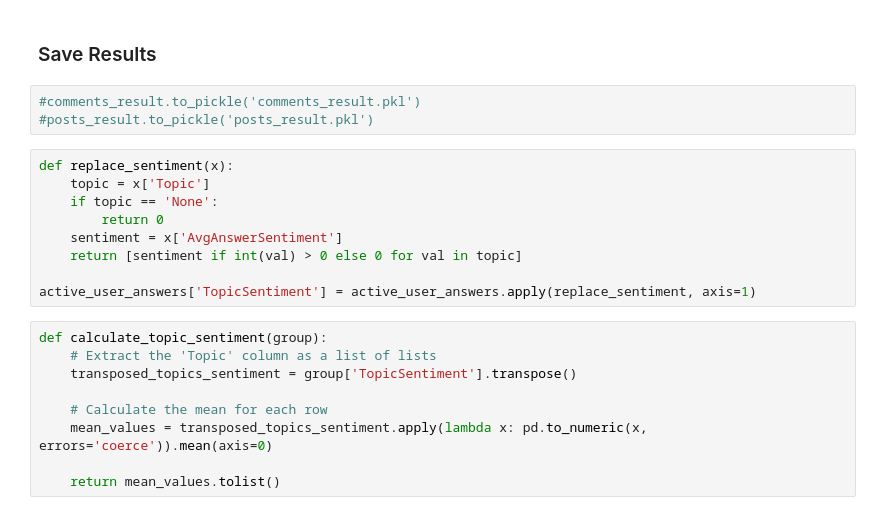
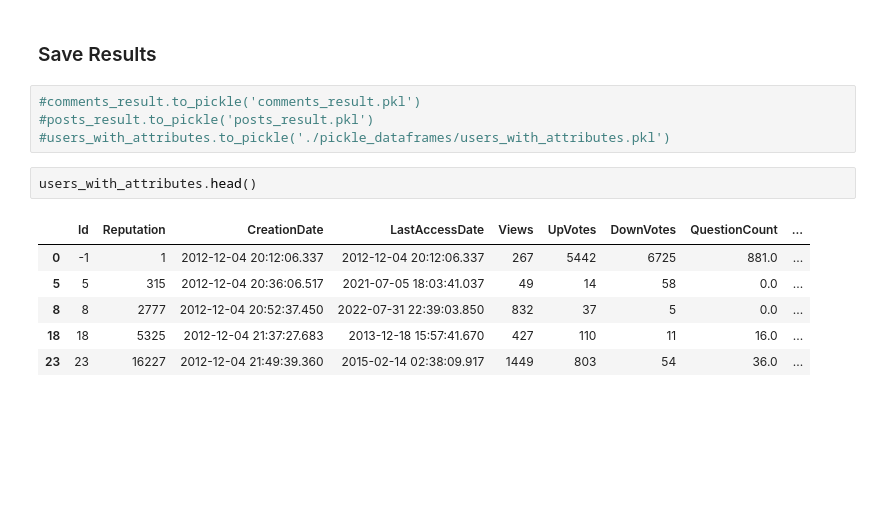
Before and after one commit to pierrehogenhaug/stackexchange_politics, a Jupyter notebook: sentiment.ipynb, the cells around one changed output. Saved outputs shown, nothing was run; the diff lists cells and outputs as text; blank space fills up the shorter version.

```diff
--- a/sentiment.ipynb
+++ b/sentiment.ipynb
@@ -298,21 +314,13 @@ accepted_answers_count = posts_qa[posts_qa['Id'].isin(accepted_answers)].groupby
 # %%
 #comments_result.to_pickle('comments_result.pkl')
 #posts_result.to_pickle('posts_result.pkl')
+#users_with_attributes.to_pickle('./pickle_dataframes/users_with_attributes.pkl')
-# %%
-def replace_sentiment(x):
-    topic = x['Topic']
-    if topic == 'None':
-        return 0
-    sentiment = x['AvgAnswerSentiment']
-    return [sentiment if int(val) > 0 else 0 for val in topic]
-
-active_user_answers['TopicSentiment'] = active_user_answers.apply(replace_sentiment, axis=1)
-# %%
-def calculate_topic_sentiment(group):
-    # Extract the 'Topic' column as a list of lists
-    transposed_topics_sentiment = group['TopicSentiment'].transpose()
-
-    # Calculate the mean for each row
-    mean_values = transposed_topics_sentiment.apply(lambda x: pd.to_numeric(x, errors='coerce')).mean(axis=0)
-
-    return mean_values.tolist()
+# %%
+users_with_attributes.head()
+# %% [output]
+|  | Id | Reputation | CreationDate | LastAccessDate | Views | UpVotes | DownVotes | QuestionCount | ... |
+| 0 | -1 | 1 | 2012-12-04 20:12:06.337 | 2012-12-04 20:12:06.337 | 267 | 5442 | 6725 | 881.0 | ... |
+| 5 | 5 | 315 | 2012-12-04 20:36:06.517 | 2021-07-05 18:03:41.037 | 49 | 14 | 58 | 0.0 | ... |
+| 8 | 8 | 2777 | 2012-12-04 20:52:37.450 | 2022-07-31 22:39:03.850 | 832 | 37 | 5 | 0.0 | ... |
+| 18 | 18 | 5325 | 2012-12-04 21:37:27.683 | 2013-12-18 15:57:41.670 | 427 | 110 | 11 | 16.0 | ... |
+| 23 | 23 | 16227 | 2012-12-04 21:49:39.360 | 2015-02-14 02:38:09.917 | 1449 | 803 | 54 | 36.0 | ... |
```
Also changed, not shown: parts of 12 cells of this notebook.
